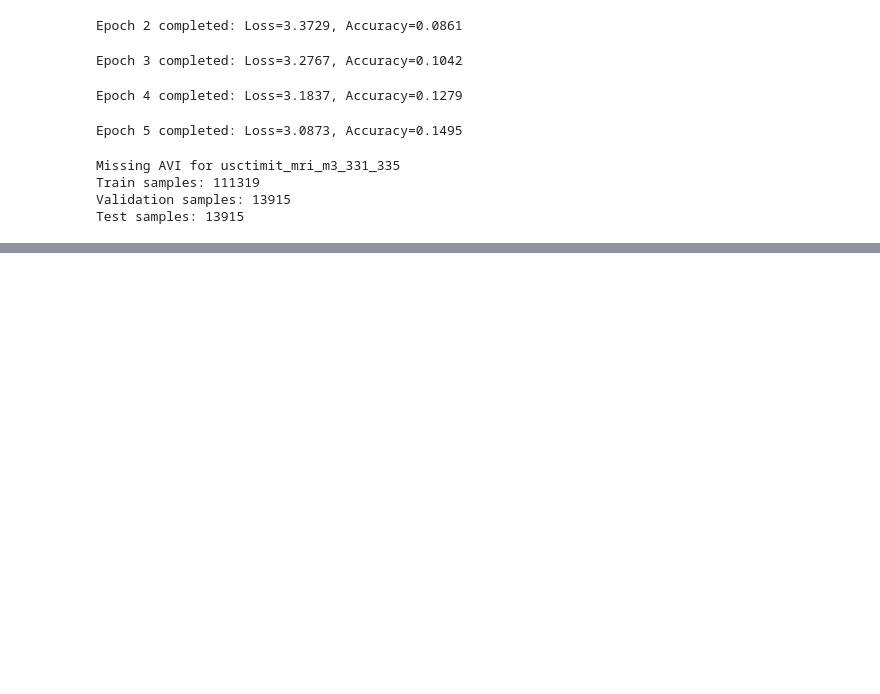
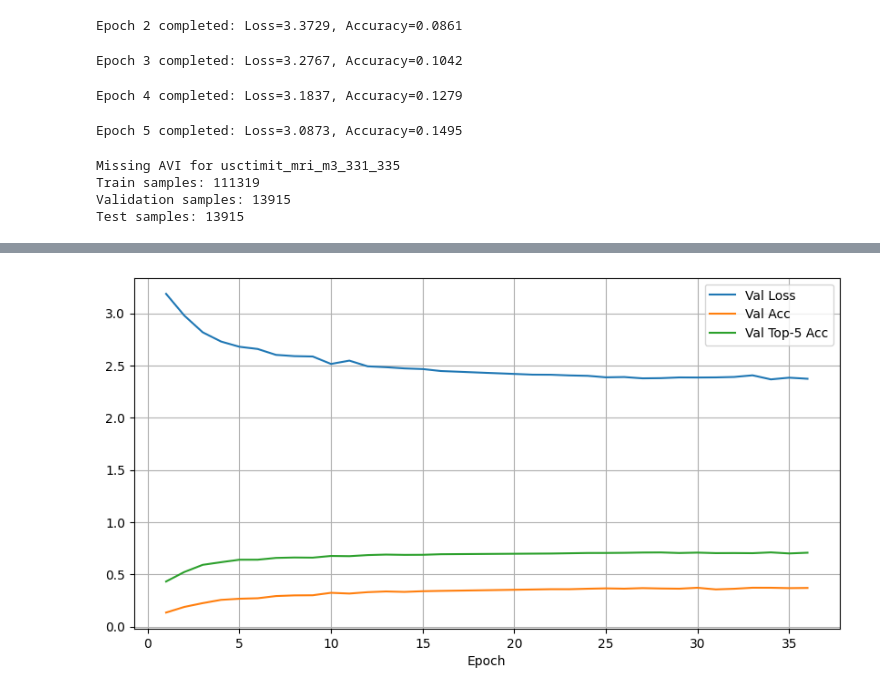
Before and after one commit to luckey-Luuk/speech-visualiser, a Jupyter notebook: phoneme.ipynb, the cells around one changed output, grey strips where cells are left out. Drawn from its saved outputs; the diff is of its cells as text; code cells hidden in the pictures; blank space fills up the shorter version.

Commit message:
added graphs. updated requirements

```diff
--- a/phoneme.ipynb
+++ b/phoneme.ipynb
@@ -1026,0 +1025,44 @@ Test Loss=2.5397, Accuracy=0.3211, Top-5 Accuracy=0.6690
+# %%
+epochs = [
+    1,2,3,4,5,
+    6,7,8,9,10,
+    11,12,13,14,15,16,
+    21,22,23,24,25,26,27,28,29,30,
+    31,32,33,34,35,36
+]
+val_loss = [
+    3.1873, 2.9779, 2.8184, 2.7302, 2.6800,
+    2.6588, 2.6023, 2.5903, 2.5870, 2.5155,
+    2.5472, 2.4927, 2.4841, 2.4728, 2.4665, 2.4475,
+    2.4130, 2.4121, 2.4056, 2.4017, 2.3873, 2.3901, 2.3774,
+    2.3793, 2.3864, 2.3856, 2.3867, 2.3907, 2.4065,
+    2.3677, 2.3839, 2.3734
+]
+val_acc = [
+    0.1335, 0.1880, 0.2240, 0.2553, 0.2659,
+    0.2708, 0.2918, 0.2982, 0.2993, 0.3228,
+    0.3158, 0.3290, 0.3358, 0.3315, 0.3381, 0.3414,
+    0.3545, 0.3573, 0.3572, 0.3620, 0.3654, 0.3626, 0.3678,
+    0.3643, 0.3624, 0.3710, 0.3554, 0.3617, 0.3713,
+    0.3710, 0.3677, 0.3694
+]
+val_top5 = [
+    0.4312, 0.5226, 0.5909, 0.6162, 0.6397,
+    0.6399, 0.6573, 0.6612, 0.6598, 0.6760,
+    0.6740, 0.6844, 0.6890, 0.6863, 0.6870, 0.6925,
+    0.6982, 0.6992, 0.7018, 0.7043, 0.7046, 0.7059, 0.7086,
+    0.7094, 0.7042, 0.7078, 0.7031, 0.7037, 0.7026,
+    0.7099, 0.7002, 0.7069
+]
+import matplotlib.pyplot as plt
+
+plt.figure(figsize=(10,5))
+plt.plot(epochs, val_loss, label="Val Loss")
+plt.plot(epochs, val_acc, label="Val Acc")
+plt.plot(epochs, val_top5, label="Val Top-5 Acc")
+plt.xlabel("Epoch")
+plt.legend()
+plt.grid()
+plt.show()
+# %% [output]
+[figure, added]
```
Also changed, not shown: parts of 1 cell of this notebook, 1 other file.
